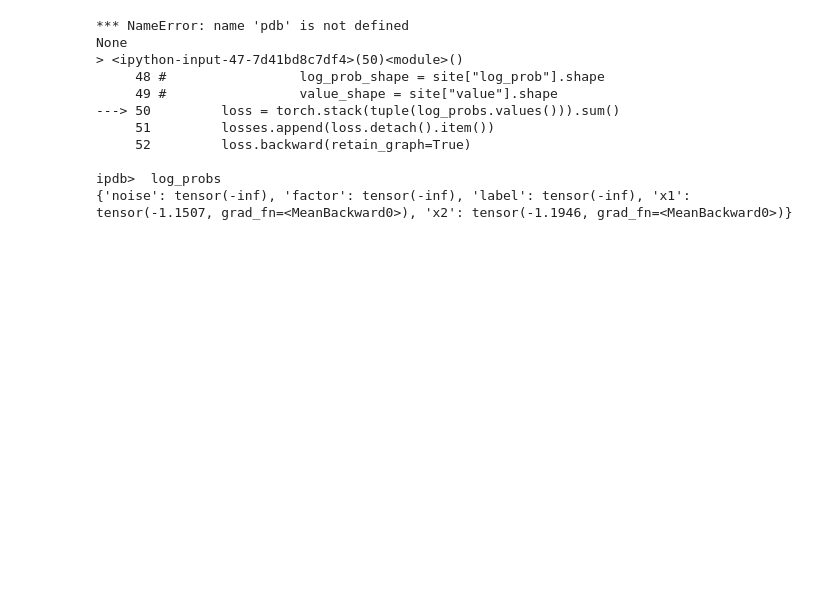
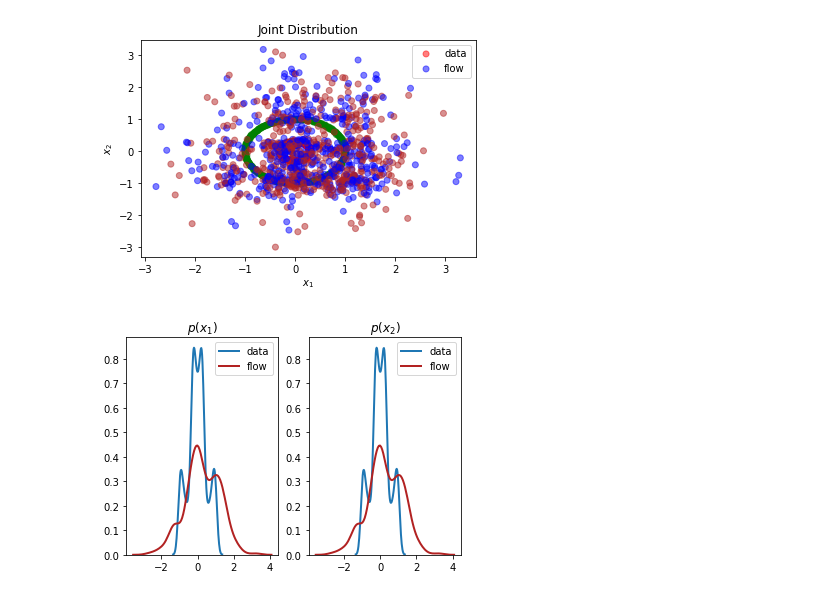
Before and after one commit to altdeep/causalML, a Jupyter notebook: tutorials/counterfactual-flows/counterfactual dunkin.ipynb, the cells around one changed output. Saved outputs shown, nothing was run; the diff lists cells and outputs as text; code cells hidden in the pictures; blank space fills up the shorter version.

```diff
--- a/tutorials/counterfactual-flows/counterfactual dunkin.ipynb
+++ b/tutorials/counterfactual-flows/counterfactual dunkin.ipynb
@@ -230,72 +211,37 @@ class Donut(PyroModule):
 # %%
 pyro_model = Donut()
 dataset =  Dozen(n_samples=1000, hole=pyro_model, noise=0.01, factor=0.3)
 batch_size = 16
 optimizer = Adam(params=pyro_model.parameters())
 loader = DataLoader(dataset, batch_size=batch_size)
 num_epochs = 100
 
 pyro.clear_param_store()
 losses = list()
 for i in tqdm(range(num_epochs)):
     for batch in loader:
         optimizer.zero_grad()
-        log_probs = pyro_model.get_logprobs(**batch)
-
         cond_model = pyro.condition(pyro_model.plate_model, data=batch)
         model_trace = poutine.trace(cond_model).get_trace(batch['x1'].shape[0])
         model_trace.compute_log_prob()
+        nodes_keys = ['noise', 'factor', 'label', 'x1', 'x2']
+        nodes = dict(model_trace.nodes.items())
+        log_probs = {}
+        for name in nodes_keys:
+            site = nodes[name]
+            assert site["type"] == "sample" and site["is_observed"], f'{name, site["type"], site["is_observed"]}'
+            log_probs[name] = site["log_prob"].mean()
 
-        # get the loss per site
-        log_probs = {}
-        for name, site in model_trace.nodes.items():
-            if site["type"] == "sample" and site["is_observed"]:
-                if site["fn"] == "Delta":
-                    log_probs[name] = 0.
-                else:
-                    log_probs[name] = site["log_prob"].mean()
-                #log_probs[name] = site["log_prob"].mean()
-                log_prob_shape = site["log_prob"].shape
-                value_shape = site["value"].shape
-        breakpoint()
-
-        #breakpoint()
-#         cond_model = pyro.condition(plate_model(pyro_model, batch_size) , data=batch)
-#         model_trace = poutine.trace(cond_model).get_trace(batch_size)
-#         model_trace.compute_log_prob()
-
-#         # get the loss per site
-#         log_probs = {}
-#         nodes = model_trace.nodes.items()
-#         breakpoint()
-#         for name, site in nodes:
-#             if site["type"] == "sample" and site["is_observed"]:
-#                 if site["fn"] == "Delta":
-#                     log_probs[name] = 0 # site['log_prob'].masked_fill(site['log_prob'] != 0, -0.5).mean()
-#                 else:
-#                     log_probs[name] = site["log_prob"].mean()
-#                 #log_probs[name] = site["log_prob"].mean()
-#                 log_prob_shape = site["log_prob"].shape
-#                 value_shape = site["value"].shape
-        loss = torch.stack(tuple(log_probs.values())).sum()
+        loss = -torch.stack(tuple(log_probs.values())).sum()
         losses.append(loss.detach().item())
         loss.backward(retain_graph=True)
         optimizer.step()
         pyro_model.clear_cache()
 
 compare(pyro_model, dataset)
 # %% [output]
-*** NameError: name 'pdb' is not defined
-None
-> <ipython-input-47-7d41bd8c7df4>(50)<module>()
-     48 #                 log_prob_shape = site["log_prob"].shape
-     49 #                 value_shape = site["value"].shape
----> 50         loss = torch.stack(tuple(log_probs.values())).sum()
-     51         losses.append(loss.detach().item())
-     52         loss.backward(retain_graph=True)
-
-ipdb>  log_probs
-{'noise': tensor(-inf), 'factor': tensor(-inf), 'label': tensor(-inf), 'x1': tensor(-1.1507, grad_fn=<MeanBackward0>), 'x2': tensor(-1.1946, grad_fn=<MeanBackward0>)}
+[figure, added]
+[figure, added]
 # %%
 plot(dozen.data['x1'], dozen.data['x2'], dozen.data['label'])
 # %%
```
Also changed, not shown: parts of 1 cell of this notebook.
